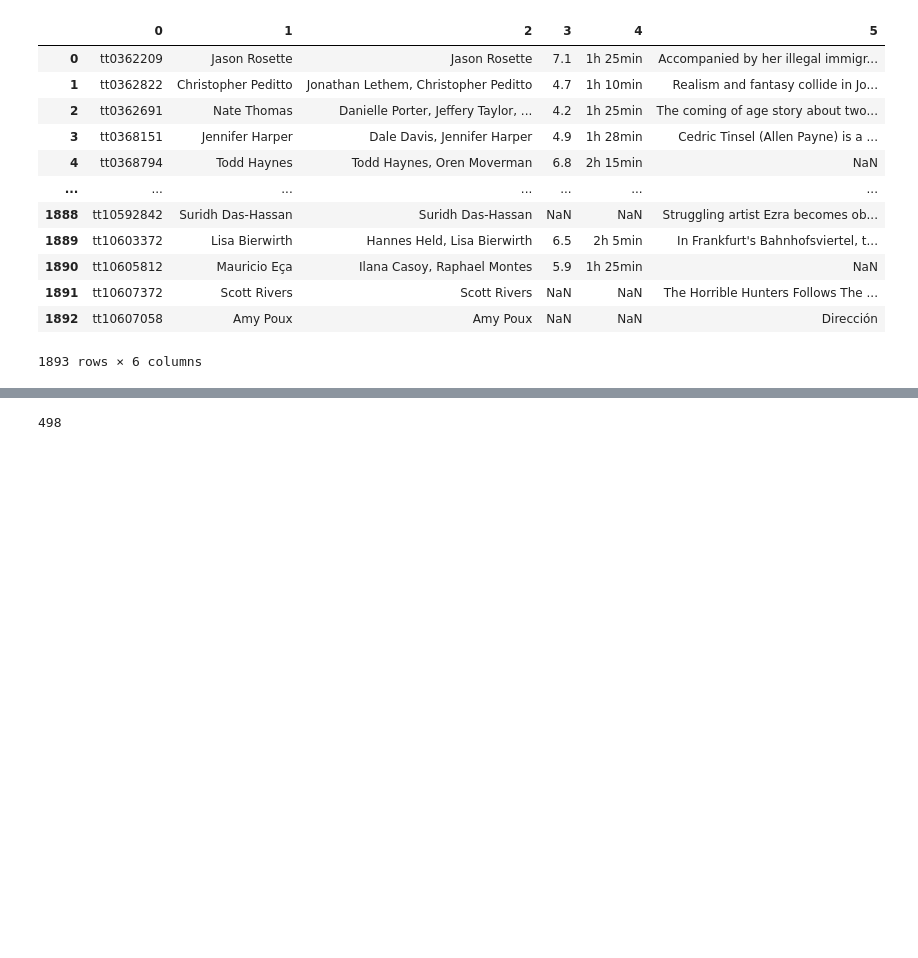
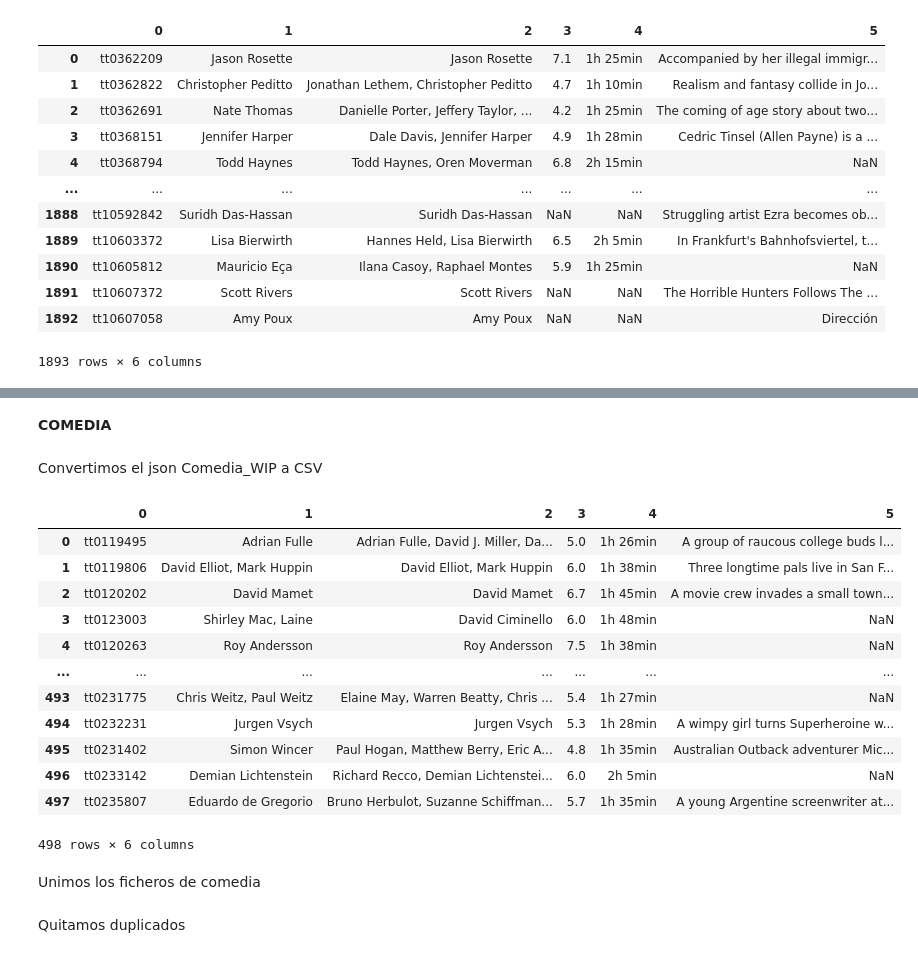
Before and after one commit to BSReguera/project-da-promo-G-module-2-team-3, a Jupyter notebook: Fase2_datos/Archivos_IMDB/Codigo_limpieza_F2.ipynb, the cells around one changed output, grey strips where cells are left out. Drawn from its saved outputs; the diff is of its cells as text; code cells hidden in the pictures; blank space fills up the shorter version.

```diff
--- a/Fase2_datos/Archivos_IMDB/Codigo_limpieza_F2.ipynb
+++ b/Fase2_datos/Archivos_IMDB/Codigo_limpieza_F2.ipynb
@@ -81,5 +78,2 @@ accion_IMDB
 # %%
 accion_IMDB.to_csv('accion_IMDB_clean.csv', index=False)
-# %%
-with open ('MuestraDrama.json', 'r') as fichero:
-    MuestraDrama = json.load (fichero)
@@ -224,9 +198,25 @@ len(drama_IMDB_clean)
+# %% [markdown]
+**COMEDIA**
 # %%
 with open ('ComediaWIP.json', 'r') as fichero:
     ComediaWIP= json.load (fichero)
-# %%
-len(ComediaWIP)
-# %% [output]
-498
+# %% [markdown]
+Convertimos el json Comedia_WIP a CSV
 # %%
-df_drama = pd.DataFrame(lista_tuplas)
+comedia_WIP = pd.DataFrame(ComediaWIP)
+# %%
+comedia_WIP
+# %% [output]
+|  | 0 | 1 | 2 | 3 | 4 | 5 |
+| 0 | tt0119495 | Adrian Fulle | Adrian Fulle, David J. Miller, Da... | 5.0 | 1h 26min | A group of raucous college buds l... |
+| 1 | tt0119806 | David Elliot, Mark Huppin | David Elliot, Mark Huppin | 6.0 | 1h 38min | Three longtime pals live in San F... |
+| 2 | tt0120202 | David Mamet | David Mamet | 6.7 | 1h 45min | A movie crew invades a small town... |
+| 3 | tt0123003 | Shirley Mac, Laine | David Ciminello | 6.0 | 1h 48min | NaN |
+| 4 | tt0120263 | Roy Andersson | Roy Andersson | 7.5 | 1h 38min | NaN |
+| ... | ... | ... | ... | ... | ... | ... |
+| 493 | tt0231775 | Chris Weitz, Paul Weitz | Elaine May, Warren Beatty, Chris ... | 5.4 | 1h 27min | NaN |
+| 494 | tt0232231 | Jurgen Vsych | Jurgen Vsych | 5.3 | 1h 28min | A wimpy girl turns Superheroine w... |
+| 495 | tt0231402 | Simon Wincer | Paul Hogan, Matthew Berry, Eric A... | 4.8 | 1h 35min | Australian Outback adventurer Mic... |
+| 496 | tt0233142 | Demian Lichtenstein | Richard Recco, Demian Lichtenstei... | 6.0 | 2h 5min | NaN |
+| 497 | tt0235807 | Eduardo de Gregorio | Bruno Herbulot, Suzanne Schiffman... | 5.7 | 1h 35min | A young Argentine screenwriter at... |
+498 rows × 6 columns
@@ -232,0 +228,2 @@ df_drama = pd.DataFrame(lista_tuplas)
+# %% [markdown]
+Unimos los ficheros de comedia
@@ -232,0 +232,2 @@ df_drama = pd.DataFrame(lista_tuplas)
+# %% [markdown]
+Quitamos duplicados
```
Also changed, not shown: parts of 26 cells of this notebook, 10 other files.
